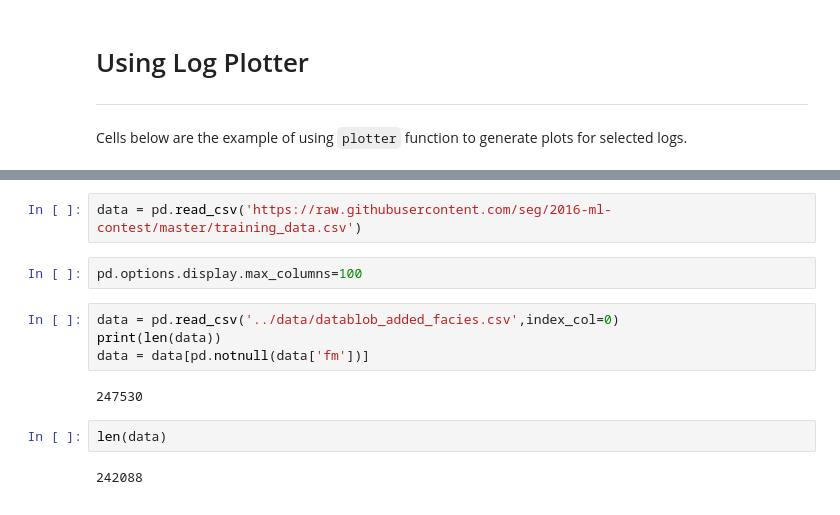
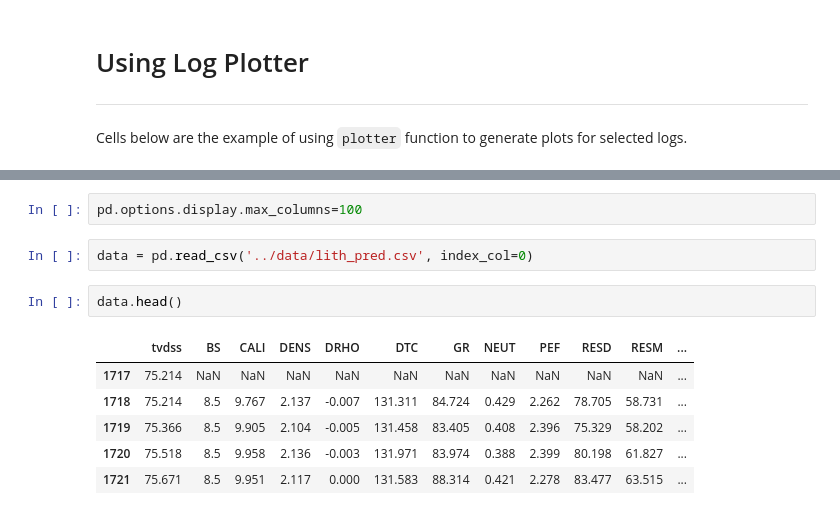
Before and after one commit to khursani8/well_top, a Jupyter notebook: scripts/Izzat_22_2_Log_Plotter.ipynb, the cells around one changed output, grey strips where cells are left out. Saved outputs shown, nothing was run; the diff lists cells and outputs as text.

```diff
--- a/scripts/Izzat_22_2_Log_Plotter.ipynb
+++ b/scripts/Izzat_22_2_Log_Plotter.ipynb
@@ -107,14 +104,13 @@ def plotter(data, depth_col, num_col=None, cat_col=None, cat_classes=None):
-# %%
-data = pd.read_csv('https://raw.githubusercontent.com/seg/2016-ml-contest/master/training_data.csv')
 # %%
 pd.options.display.max_columns=100
 # %%
-data = pd.read_csv('../data/datablob_added_facies.csv',index_col=0)
-print(len(data))
-data = data[pd.notnull(data['fm'])]
+data = pd.read_csv('../data/lith_pred.csv', index_col=0)
-# %% [output]
-247530
-# %%
-len(data)
-# %% [output]
-242088
+# %%
+data.head()
+# %% [output]
+|  | tvdss | BS | CALI | DENS | DRHO | DTC | GR | NEUT | PEF | RESD | RESM | ... |
+| 1717 | 75.214 | NaN | NaN | NaN | NaN | NaN | NaN | NaN | NaN | NaN | NaN | ... |
+| 1718 | 75.214 | 8.5 | 9.767 | 2.137 | -0.007 | 131.311 | 84.724 | 0.429 | 2.262 | 78.705 | 58.731 | ... |
+| 1719 | 75.366 | 8.5 | 9.905 | 2.104 | -0.005 | 131.458 | 83.405 | 0.408 | 2.396 | 75.329 | 58.202 | ... |
+| 1720 | 75.518 | 8.5 | 9.958 | 2.136 | -0.003 | 131.971 | 83.974 | 0.388 | 2.399 | 80.198 | 61.827 | ... |
+| 1721 | 75.671 | 8.5 | 9.951 | 2.117 | 0.000 | 131.583 | 88.314 | 0.421 | 2.278 | 83.477 | 63.515 | ... |
```
Also changed, not shown: parts of 18 cells of this notebook.
